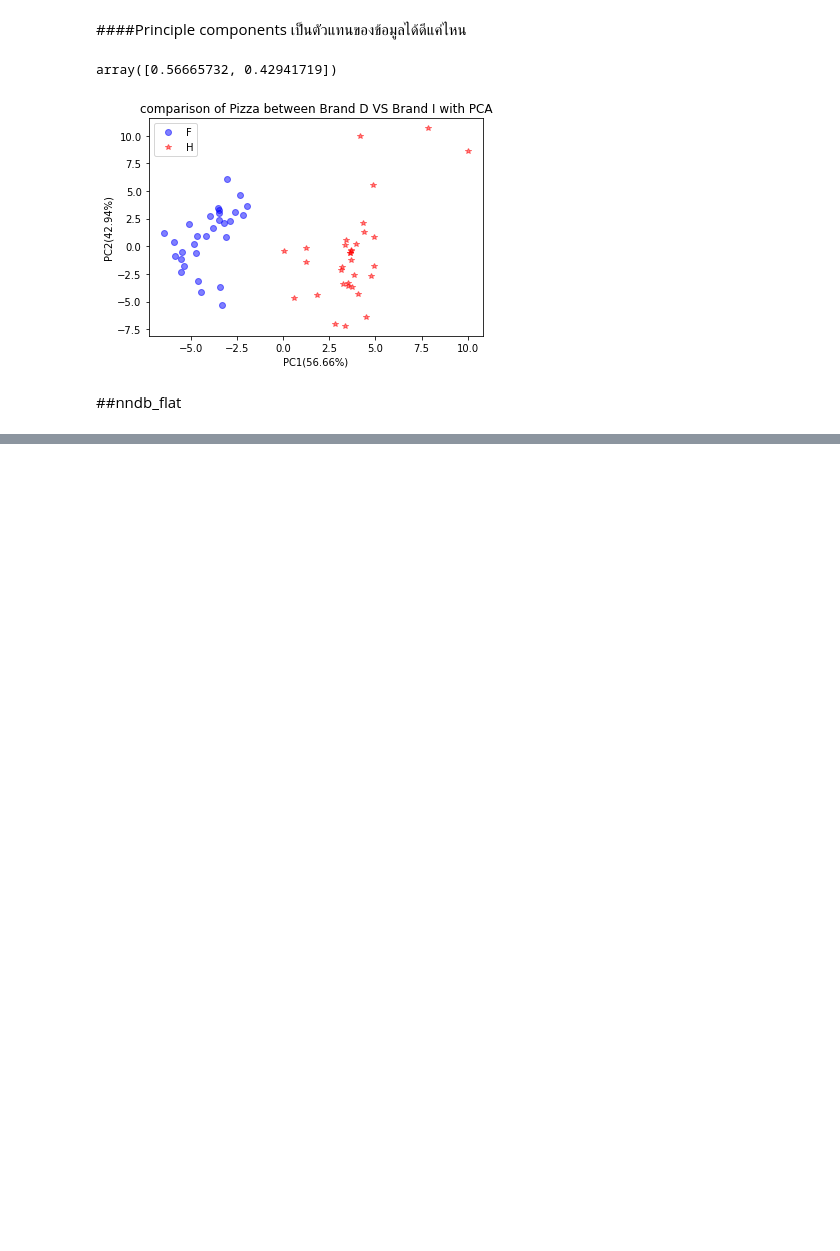
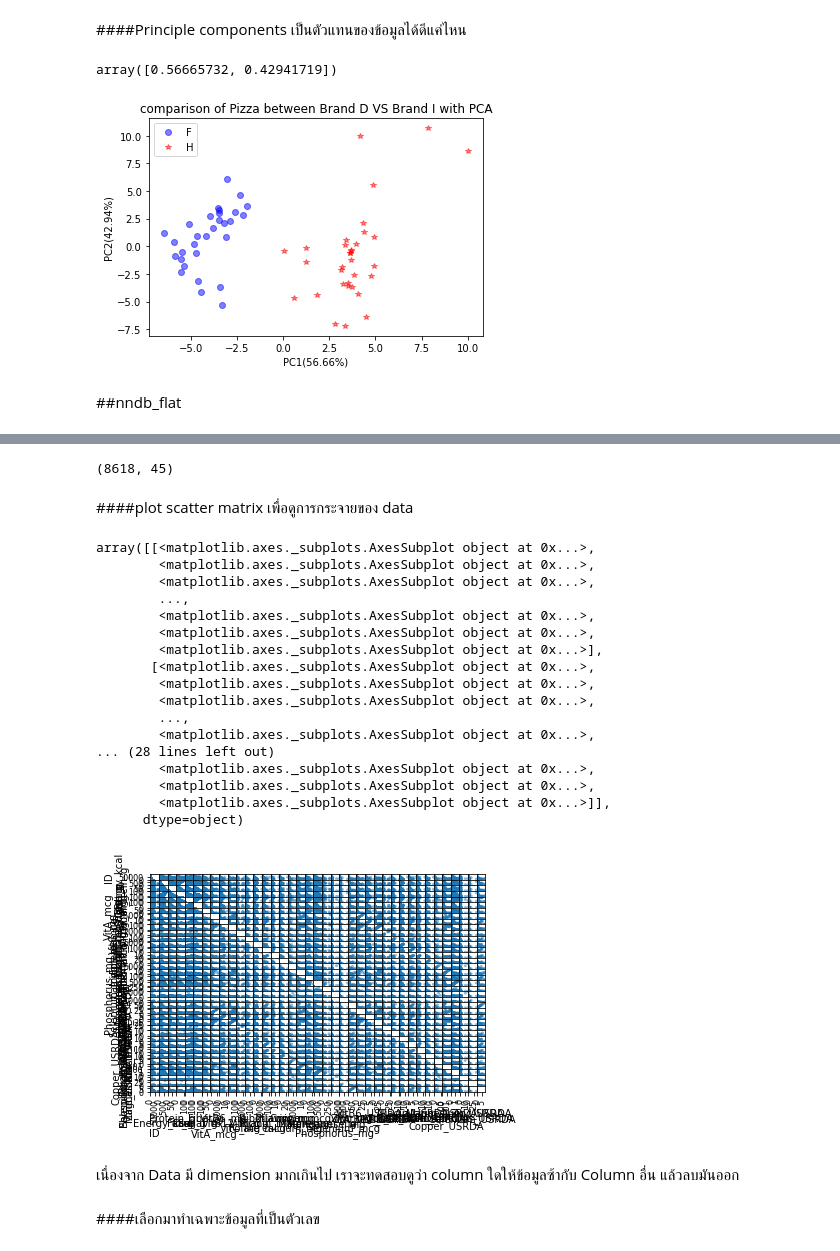
Before and after one commit to sskboonmee/multivariate, a Jupyter notebook: Exam01.ipynb, the cells around one changed output, grey strips where cells are left out. Saved outputs shown, nothing was run; the diff lists cells and outputs as text; code cells hidden in the pictures; blank space fills up the shorter version.

```diff
--- a/Exam01.ipynb
+++ b/Exam01.ipynb
@@ -308,0 +311,3 @@ plt.ylabel('PC2(42.94%)');     #PC1 อธิบายข้อมูลได
+# %%
+data = pd.read_csv('/content/nndb_flat.csv')
+data
@@ -308,0 +328,31 @@ plt.ylabel('PC2(42.94%)');     #PC1 อธิบายข้อมูลได
+# %%
+data.shape     #พบว่ามี data = 8618 และมี 45 dimension
+# %% [output]
+(8618, 45)
+# %% [markdown]
+ ####plot scatter matrix เพื่อดูการกระจายของ data
+# %%
+pd.plotting.scatter_matrix(data)
+# %% [output]
+array([[<matplotlib.axes._subplots.AxesSubplot object at 0x...>,
+        <matplotlib.axes._subplots.AxesSubplot object at 0x...>,
+        <matplotlib.axes._subplots.AxesSubplot object at 0x...>,
+        ...,
+        <matplotlib.axes._subplots.AxesSubplot object at 0x...>,
+        <matplotlib.axes._subplots.AxesSubplot object at 0x...>,
+        <matplotlib.axes._subplots.AxesSubplot object at 0x...>],
+       [<matplotlib.axes._subplots.AxesSubplot object at 0x...>,
+        <matplotlib.axes._subplots.AxesSubplot object at 0x...>,
+        <matplotlib.axes._subplots.AxesSubplot object at 0x...>,
+        ...,
+        <matplotlib.axes._subplots.AxesSubplot object at 0x...>,
+... (28 lines left out)
+        <matplotlib.axes._subplots.AxesSubplot object at 0x...>,
+        <matplotlib.axes._subplots.AxesSubplot object at 0x...>,
+        <matplotlib.axes._subplots.AxesSubplot object at 0x...>]],
+      dtype=object)
+[figure, added]
+# %% [markdown]
+เนื่องจาก Data มี dimension มากเกินไป เราจะทดสอบดูว่า column ใดให้ข้อมูลซ้ากับ Column อื่น แล้วลบมันออก
+# %% [markdown]
+####เลือกมาทำเฉพาะข้อมูลที่เป็นตัวเลข
```
Also changed, not shown: parts of 30 cells of this notebook.
